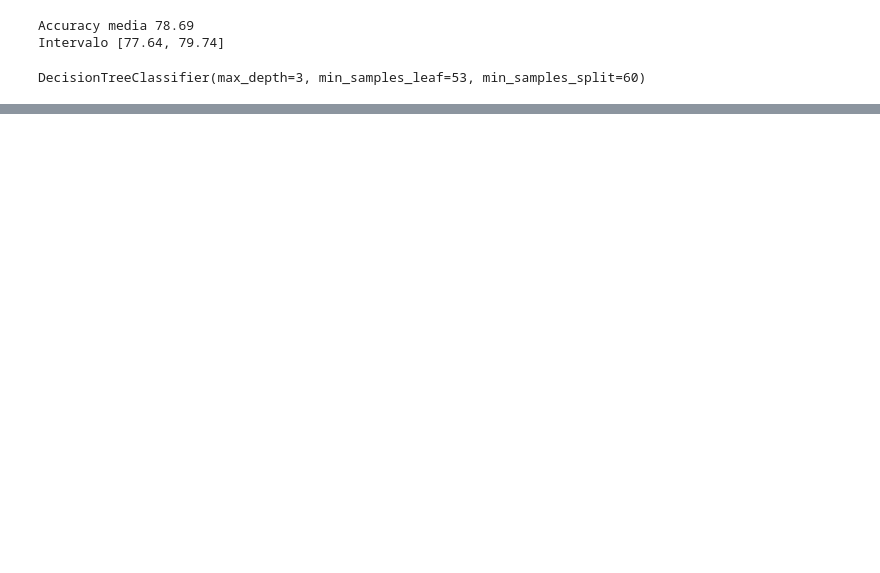
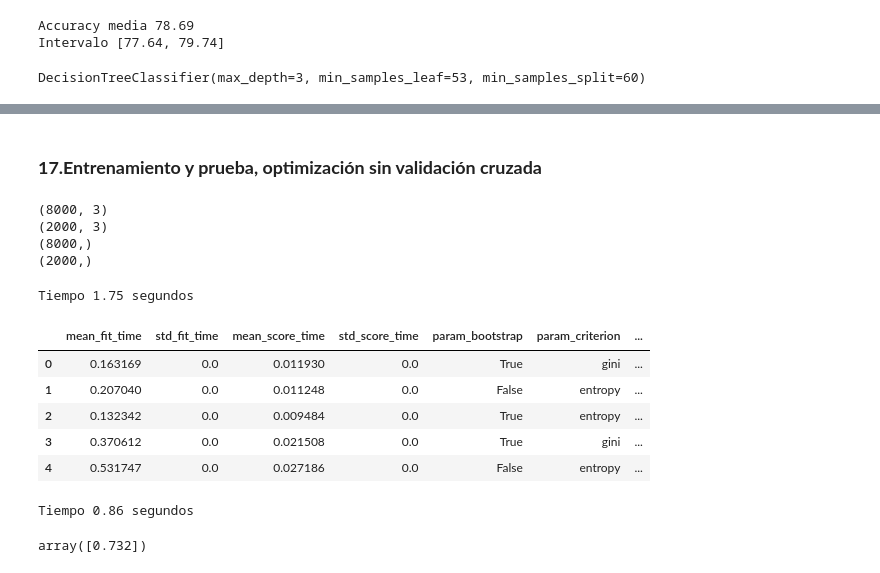
Before and after one commit to JuanPerezMolina/machine_learning_optimizacion_exploracion_aleatoria, a Jupyter notebook: 231126-1_machine_learning_optimizacion_exploracion_aleatoria.ipynb, the cells around one changed output, grey strips where cells are left out. Drawn from its saved outputs; the diff is of its cells as text; code cells hidden in the pictures; blank space fills up the shorter version.

```diff
--- a/231126-1_machine_learning_optimizacion_exploracion_aleatoria.ipynb
+++ b/231126-1_machine_learning_optimizacion_exploracion_aleatoria.ipynb
@@ -879,0 +965,66 @@ DecisionTreeClassifier(max_depth=3, min_samples_leaf=53, min_samples_split=60)
+# %% [markdown]
+### **17.Entrenamiento y prueba, optimización sin validación cruzada**
+# %%
+# 0.8 train     => entrenamiento
+# 0.2 test      => prueba
+
+from sklearn.model_selection import train_test_split
+
+SEED=301
+np.random.seed(SEED)
+
+x_train, x_test, y_train, y_test = train_test_split(x_ord, y_ord, test_size=0.2, shuffle=True, stratify=y_ord)
+print(x_train.shape)
+print(x_test.shape)
+print(y_train.shape)
+print(y_test.shape)
+# %% [output]
+(8000, 3)
+(2000, 3)
+(8000,)
+(2000,)
+# %%
+from sklearn.model_selection import StratifiedShuffleSplit
+
+espacio_de_parametros = {
+    "n_estimators" :randint(10, 101),
+    "max_depth" : randint(3, 6),
+    "min_samples_split" : randint(32, 129),
+    "min_samples_leaf" : randint(32, 129),
+    "bootstrap" : [True, False],
+    "criterion" : ["gini", "entropy"]
+}
+
+split = StratifiedShuffleSplit(n_splits = 1, test_size = 0.25)
+
+tic = time.time()
+buscar = RandomizedSearchCV(RandomForestClassifier(),
+                      espacio_de_parametros,
+                      n_iter = 5,
+                      cv = split)
+
+buscar.fit(x_train, y_train)
+tac = time.time()
+tiempo_pasado = tac - tic
+print("Tiempo %.2f segundos" % tiempo_pasado)
+
+resultados = pd.DataFrame(buscar.cv_results_)
+resultados.head()
+# %% [output]
+Tiempo 1.75 segundos
+|  | mean_fit_time | std_fit_time | mean_score_time | std_score_time | param_bootstrap | param_criterion | ... |
+| 0 | 0.163169 | 0.0 | 0.011930 | 0.0 | True | gini | ... |
+| 1 | 0.207040 | 0.0 | 0.011248 | 0.0 | False | entropy | ... |
+| 2 | 0.132342 | 0.0 | 0.009484 | 0.0 | True | entropy | ... |
+| 3 | 0.370612 | 0.0 | 0.021508 | 0.0 | True | gini | ... |
+| 4 | 0.531747 | 0.0 | 0.027186 | 0.0 | False | entropy | ... |
+# %%
+tic = time.time()
+scores = cross_val_score(buscar, x_test, y_test, cv = split)
+tac = time.time()
+tiempo_pasado = tac - tic
+print("Tiempo %.2f segundos" % tiempo_pasado)
+scores
+# %% [output]
+Tiempo 0.86 segundos
+array([0.732])
```
Also changed, not shown: parts of 24 cells of this notebook.
